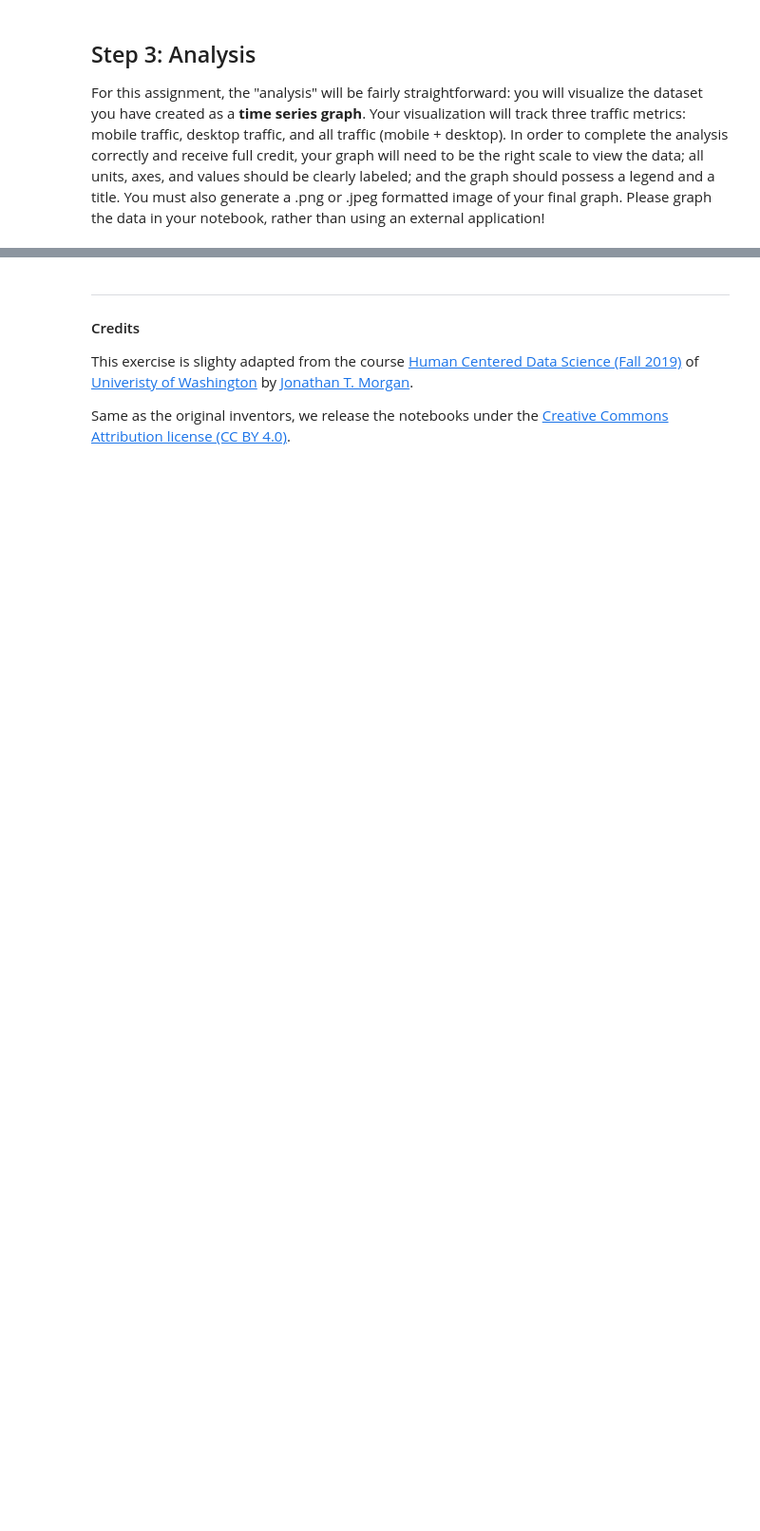
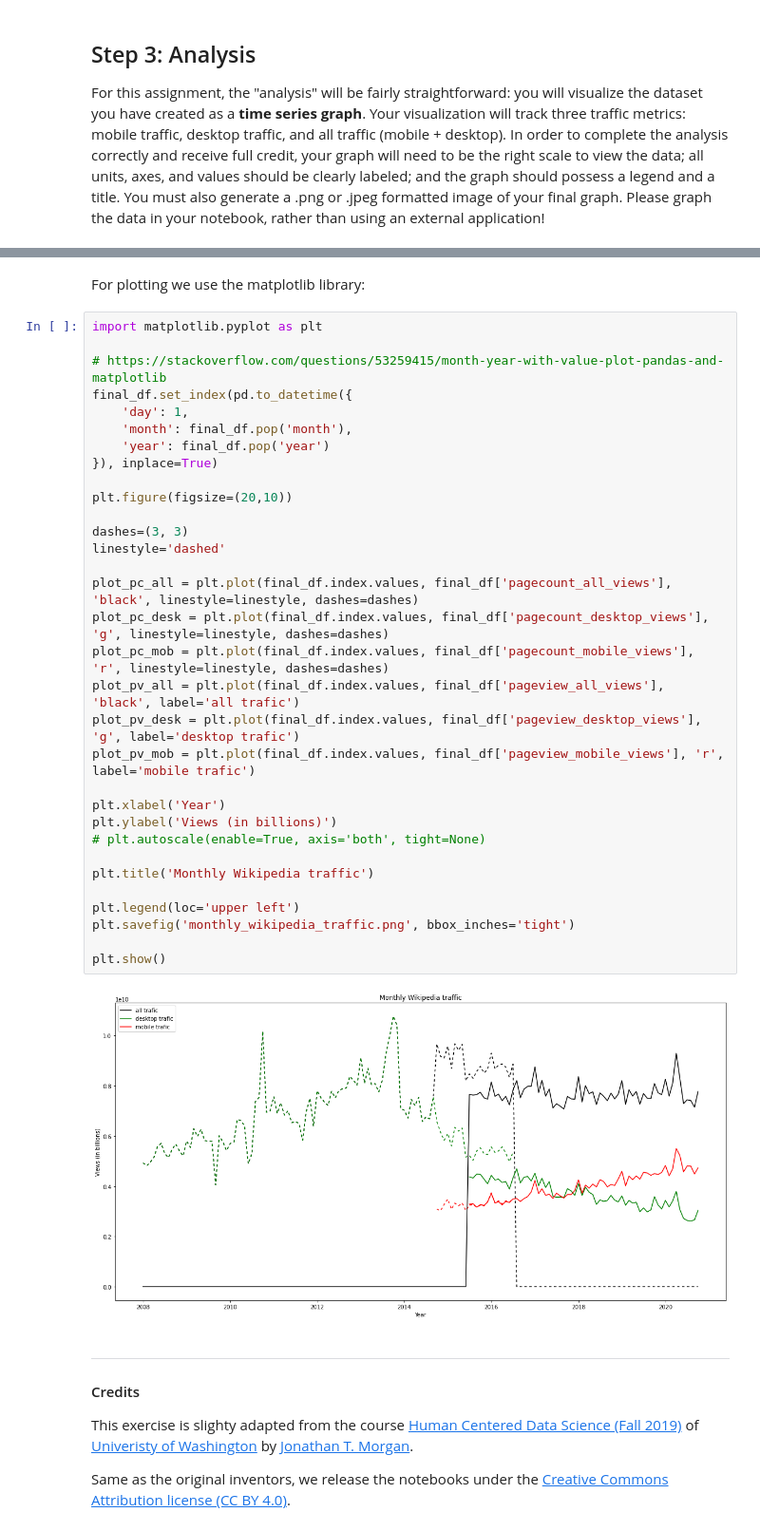
Before and after one commit to Arne117/A2-hcds-hcc-FU-WS_20, a Jupyter notebook: src/A2_ReproducibilityWorkflow.ipynb, the cells around one changed output, grey strips where cells are left out. Shown: that part at 95% size. Drawn from its saved outputs; the diff is of its cells as text; blank space fills up the shorter version.

Commit message:
Analysis: Plotting

```diff
--- a/src/A2_ReproducibilityWorkflow.ipynb
+++ b/src/A2_ReproducibilityWorkflow.ipynb
@@ -196,3 +182,39 @@ final_df
+# %% [markdown]
+For plotting we use the matplotlib library:
+# %%
+import matplotlib.pyplot as plt
+
+# https://stackoverflow.com/questions/53259415/month-year-with-value-plot-pandas-and-matplotlib
+final_df.set_index(pd.to_datetime({
+    'day': 1,
+    'month': final_df.pop('month'),
+    'year': final_df.pop('year')
+}), inplace=True)
+
+plt.figure(figsize=(20,10))
+
+dashes=(3, 3)
+linestyle='dashed'
+
+plot_pc_all = plt.plot(final_df.index.values, final_df['pagecount_all_views'], 'black', linestyle=linestyle, dashes=dashes)
+plot_pc_desk = plt.plot(final_df.index.values, final_df['pagecount_desktop_views'], 'g', linestyle=linestyle, dashes=dashes)
+plot_pc_mob = plt.plot(final_df.index.values, final_df['pagecount_mobile_views'], 'r', linestyle=linestyle, dashes=dashes)
+plot_pv_all = plt.plot(final_df.index.values, final_df['pageview_all_views'], 'black', label='all trafic')
+plot_pv_desk = plt.plot(final_df.index.values, final_df['pageview_desktop_views'], 'g', label='desktop trafic')
+plot_pv_mob = plt.plot(final_df.index.values, final_df['pageview_mobile_views'], 'r', label='mobile trafic')
+
+plt.xlabel('Year')
+plt.ylabel('Views (in billions)')
+# plt.autoscale(enable=True, axis='both', tight=None)
+
+plt.title('Monthly Wikipedia traffic')
+
+plt.legend(loc='upper left')
+plt.savefig('monthly_wikipedia_traffic.png', bbox_inches='tight')
+
+plt.show()
+# %% [output]
+[figure, added]
 # %% [markdown]
 ***
 
```
Also changed, not shown: parts of 5 cells of this notebook, 2 other files.
